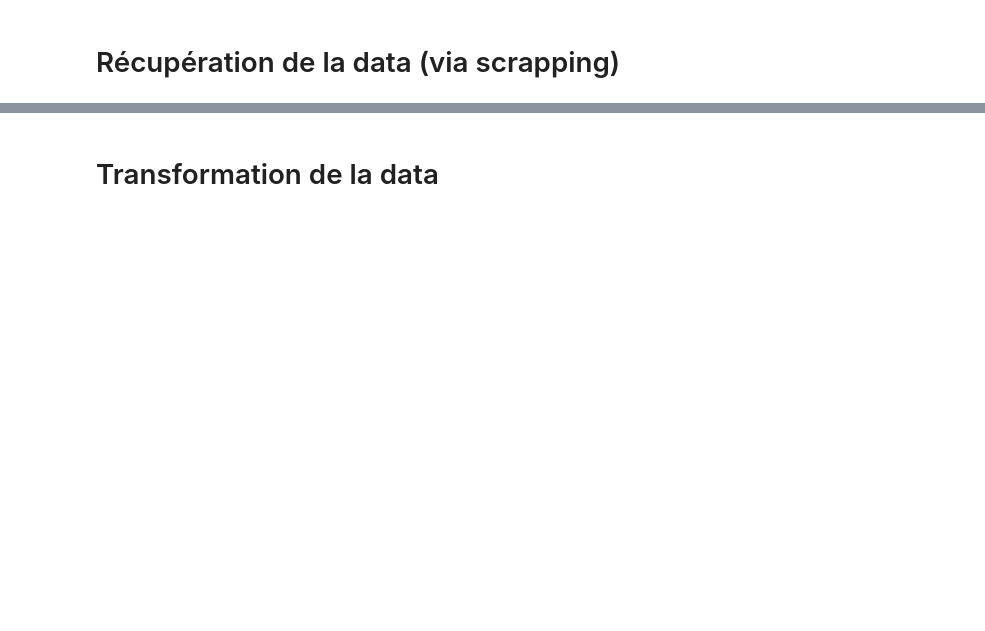
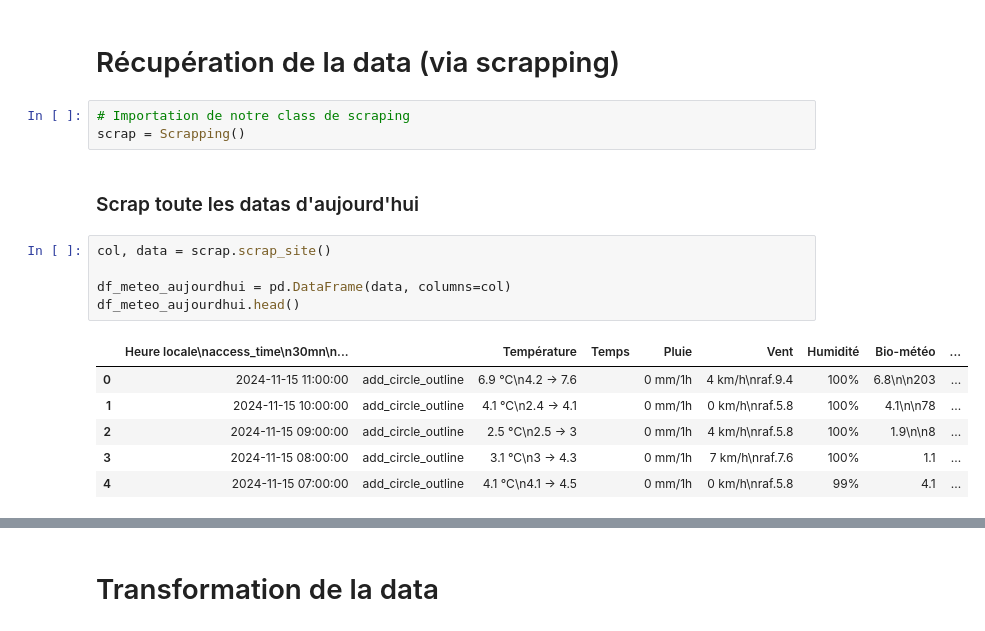
Before and after one commit to LilRaphh/Exercice-ETL-Clement-Raphael, a Jupyter notebook: transform.ipynb, the cells around one changed output, grey strips where cells are left out. Saved outputs shown, nothing was run; the diff lists cells and outputs as text; blank space fills up the shorter version.

```diff
--- a/transform.ipynb
+++ b/transform.ipynb
@@ -41,2 +41,19 @@ Total d'enregistrements récupérés : 137218
 # %% [markdown]
 # Récupération de la data (via scrapping)
+# %%
+# Importation de notre class de scraping
+scrap = Scrapping()
+# %% [markdown]
+### Scrap toute les datas d'aujourd'hui
+# %%
+col, data = scrap.scrap_site()
+
+df_meteo_aujourdhui = pd.DataFrame(data, columns=col)
+df_meteo_aujourdhui.head()
+# %% [output]
+|  | Heure locale\naccess_time\n30mn\n... |  | Température | Temps | Pluie | Vent | Humidité | Bio-météo | ... |
+| 0 | 2024-11-15 11:00:00 | add_circle_outline | 6.9 °C\n4.2 → 7.6 |  | 0 mm/1h | 4 km/h\nraf.9.4 | 100% | 6.8\n\n203 | ... |
+| 1 | 2024-11-15 10:00:00 | add_circle_outline | 4.1 °C\n2.4 → 4.1 |  | 0 mm/1h | 0 km/h\nraf.5.8 | 100% | 4.1\n\n78 | ... |
+| 2 | 2024-11-15 09:00:00 | add_circle_outline | 2.5 °C\n2.5 → 3 |  | 0 mm/1h | 4 km/h\nraf.5.8 | 100% | 1.9\n\n8 | ... |
+| 3 | 2024-11-15 08:00:00 | add_circle_outline | 3.1 °C\n3 → 4.3 |  | 0 mm/1h | 7 km/h\nraf.7.6 | 100% | 1.1 | ... |
+| 4 | 2024-11-15 07:00:00 | add_circle_outline | 4.1 °C\n4.1 → 4.5 |  | 0 mm/1h | 0 km/h\nraf.5.8 | 99% | 4.1 | ... |
```
Also changed, not shown: parts of 12 cells of this notebook, 1 other file.
